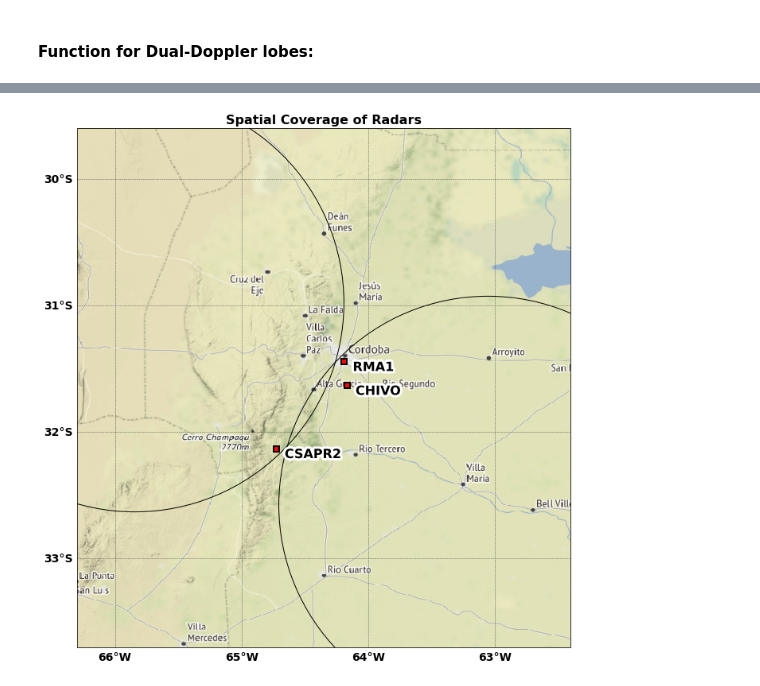
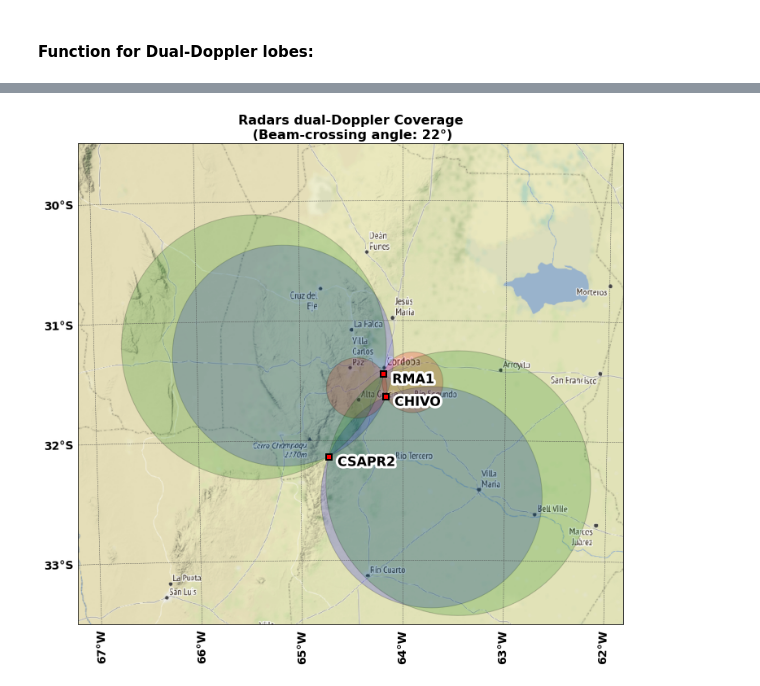
Before and after one commit to yuhungjui/CACTI_Radar_Analysis, a Jupyter notebook: dual_doppler_area_map_test.ipynb, the cells around one changed output, grey strips where cells are left out. Cells and saved outputs as stored; diff of their text form; code cells hidden in the pictures.

```diff
--- a/dual_doppler_area_map_test.ipynb
+++ b/dual_doppler_area_map_test.ipynb
@@ -284,52 +310,52 @@ def dual_doppler_lobe( radar1_lat, radar1_lon, radar2_lat, radar2_lon, beam_cros
 fig = plt.figure(figsize=(12,12))
 ax1 = new_map(fig)
 
+## Beam-crossing angle:
+beam_crossing_angle = 22
 
 ## Calculate the dual-Doppler lobes for radar pairs:
 radar_pairs = [ [0, 1]
               , [1, 2]
               , [0, 2]
               ]
-radar_pairs = [ [0, 2] ]
+# radar_pairs = [ [0, 2] ]
+
+## Colors for radar pairs:
+radar_pairs_color = ['blue', 'red', 'green']
+
 
 ## Plot dual-Doppler lobes:
 for pairi, pair_list in enumerate(radar_pairs):
 
-    print(pairi)
-    print(pair_list)
-    print(site_locs[list(site_locs.keys())[pair_list[0]]][1])
-    print(site_locs[list(site_locs.keys())[pair_list[0]]][0])
-    print(site_locs[list(site_locs.keys())[pair_list[1]]][1])
-    print(site_locs[list(site_locs.keys())[pair_list[1]]][0])
+    ## Get dual-Doppler lobe information:
+    lobes = dual_doppler_lobe( site_locs[list(site_locs.keys())[pair_list[0]]][1]
+                             , site_locs[list(site_locs.keys())[pair_list[0]]][0]
+                             , site_locs[list(site_locs.keys())[pair_list[1]]][1]
+                             , site_locs[list(site_locs.keys())[pair_list[1]]][0]
+                             , beam_crossing_angle
+                             )
 
-    ## Get dual-Doppler lobe information:
-    lobe_info = dual_doppler_lobe( site_locs[list(site_locs.keys())[pair_list[0]]][1]
-                                 , site_locs[list(site_locs.keys())[pair_list[0]]][0]
-                                 , site_locs[list(site_locs.keys())[pair_list[1]]][1]
-                                 , site_locs[list(site_locs.keys())[pair_list[1]]][0]
-                                 , 30
-                                 )
-    print(lobe_info)
-    print(lobe_info[1][0])
-    print(lobe_info[0][0])
-    print(lobe_info[1][1])
-    print(lobe_info[0][1])
-    print(lobe_info[2])
+    ## Plot the 2 lobe circles (use circle-patch):
+#     for ii in [0, 1]:
+#         ax1.add_patch( plt.Circle( (lobes[1][ii], lobes[0][ii])
+#                                  , (lobes[2]*180)/(6371.009*math.pi)
+#                                  , color='k'
+#                                  , linewidth=2.5
+#                                  , fill=False
+#                                  , transform=ccrs.PlateCarree()
+#                                  )
+#                      )
 
-
-    ## Plot the 2 lobe circles:
-    ax1.add_patch( plt.Circle( (lobe_info[1][0], lobe_info[0][0])
-                             , (lobe_info[2]*180)/(6371.009*math.pi)
-                             , color='k'
-                             , fill=False
-                             )
-                 )
-    ax1.add_patch( plt.Circle( (lobe_info[1][1], lobe_info[0][1])
-                             , (lobe_info[2]*180)/(6371.009*math.pi)
-                             , color='k'
-                             , fill=False
-                             )
-                 )
+    ## Plot the 2 lobe circles (use Tissot):
+    for ii in [0, 1]:
+        ax1.tissot( rad_km=lobes[2]
+                  , lons=lobes[1][ii]
+                  , lats=lobes[0][ii]
+                  , n_samples=120
+                  , facecolor=radar_pairs_color[pairi]
+                  , edgecolor='k'
+                  , alpha=0.2
+                  )
 
 
 ## Plot site locations:
@@ -346,6 +372,7 @@ for si, sname in enumerate(list(site_locs.keys())):
             # , markevery=[0,-1]
             # , linewidth=1.0
             # , linestyle='--'
+            , transform=ccrs.PlateCarree()
             )
 
     ## Site names:
@@ -355,16 +382,18 @@ for si, sname in enumerate(list(site_locs.keys())):
             # , backgroundcolor='w'
             , va='top'
             , path_effects=[pe.withStroke(linewidth=6, foreground='w')]
+            , transform=ccrs.PlateCarree()
             )
 
-cf1_title = plt.title( 'Spatial Coverage of Radars'
+cf1_title = plt.title( 'Radars dual-Doppler Coverage'
+                     + '\n (Beam-crossing angle: ' + str(beam_crossing_angle) + '\N{DEGREE SIGN})'
                      ,fontsize=16
                      ,fontweight='bold'
                      )
 
 
 ## Save figure:
-plt.savefig( 'radar_dual_doppler_area.png'
+plt.savefig( 'radar_dual_doppler_lobe' + str(beam_crossing_angle) + '.png'
            , bbox_inches='tight'
            , dpi=300
            )
@@ -384 +401 @@ plt.savefig( 'radar_dual_doppler_area.png'
-[figure, old version]
+[figure, new version]
```
Also changed, not shown: parts of 5 cells of this notebook, 7 other files.
